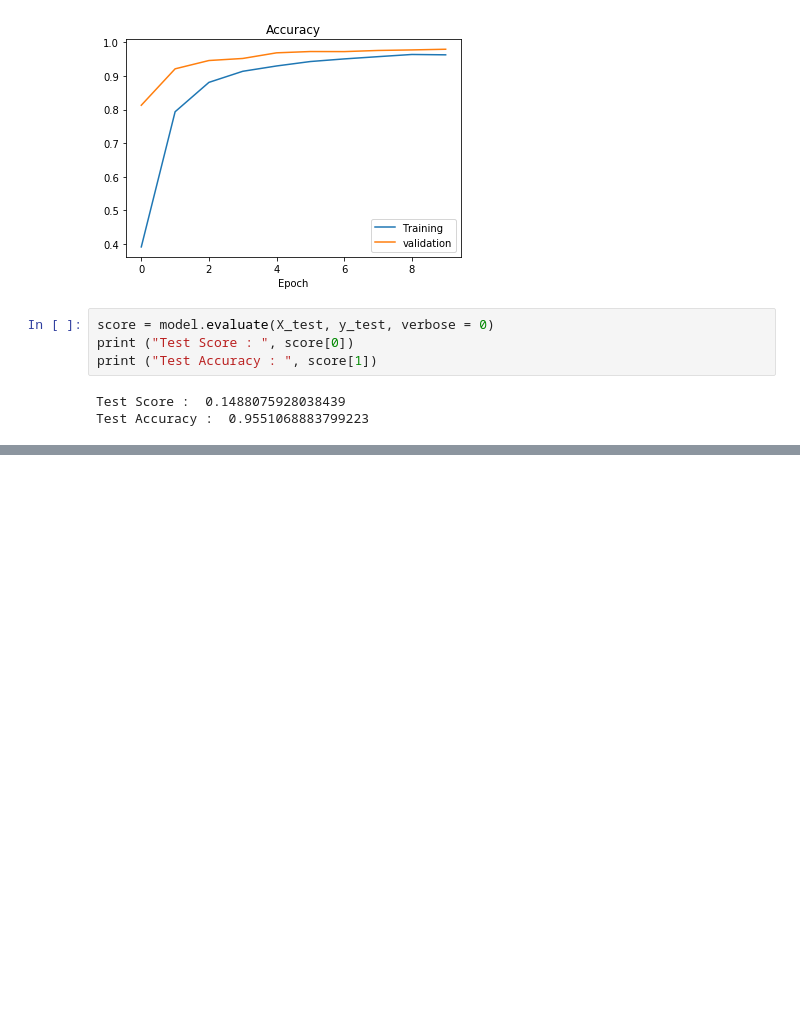
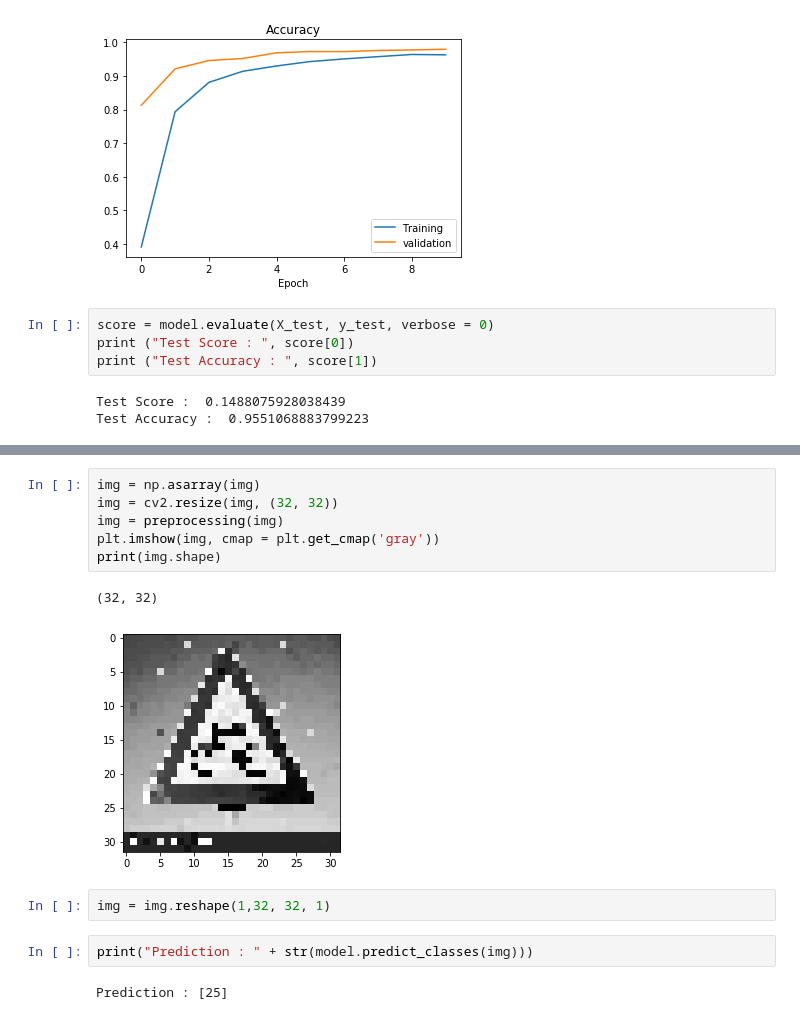
Before and after one commit to Ajith013/AI, a Jupyter notebook: Traffic_signal_cnn.ipynb, the cells around one changed output, grey strips where cells are left out. Drawn from its saved outputs; the diff is of its cells as text; blank space fills up the shorter version.

```diff
--- a/Traffic_signal_cnn.ipynb
+++ b/Traffic_signal_cnn.ipynb
@@ -263,0 +274,15 @@ Test Accuracy :  0.9551068883799223
+# %%
+img = np.asarray(img)
+img = cv2.resize(img, (32, 32))
+img = preprocessing(img)
+plt.imshow(img, cmap = plt.get_cmap('gray'))
+print(img.shape)
+# %% [output]
+(32, 32)
+[figure, added]
+# %%
+img = img.reshape(1,32, 32, 1)
+# %%
+print("Prediction : " + str(model.predict_classes(img)))
+# %% [output]
+Prediction : [25]
```
Also changed, not shown: parts of 1 cell of this notebook.
